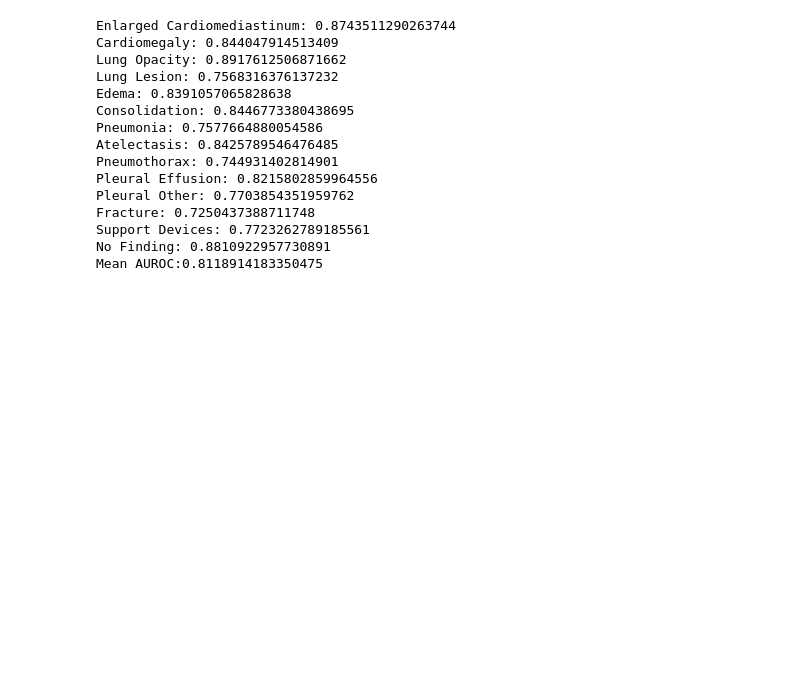
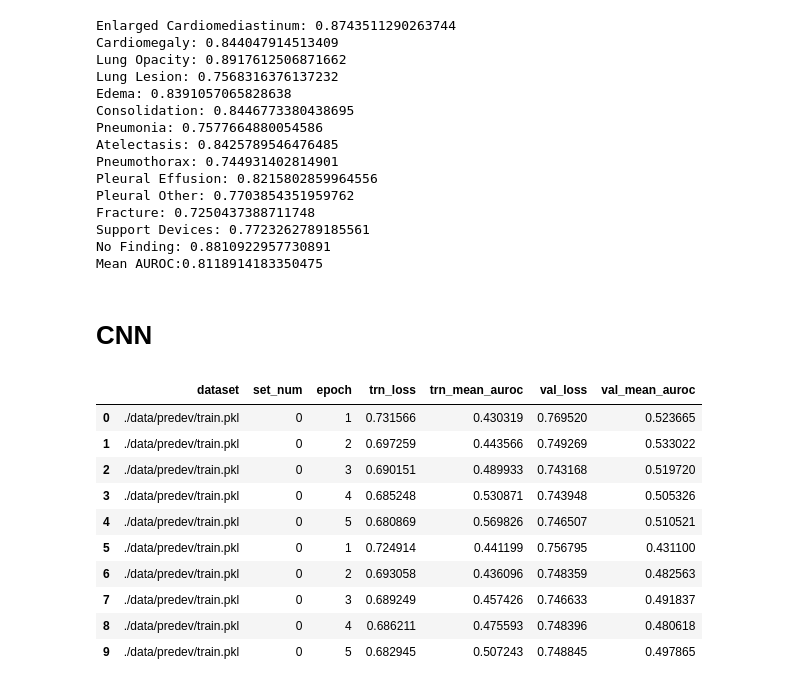
Before and after one commit to Achan40/multimodal-class-acv, a Jupyter notebook: metrics_and_performance.ipynb, the cells around one changed output. Saved outputs shown, nothing was run; the diff lists cells and outputs as text; code cells hidden in the pictures; blank space fills up the shorter version.

```diff
--- a/metrics_and_performance.ipynb
+++ b/metrics_and_performance.ipynb
@@ -199,3 +199,20 @@ Fracture: 0.7250437388711748
 Support Devices: 0.7723262789185561
 No Finding: 0.8810922957730891
 Mean AUROC:0.8118914183350475
+# %% [markdown]
+# CNN
+# %%
+df_cnn = pd.read_csv('checkpoints/metrics.csv')
+df_cnn
+# %% [output]
+|  | dataset | set_num | epoch | trn_loss | trn_mean_auroc | val_loss | val_mean_auroc |
+| 0 | ./data/predev/train.pkl | 0 | 1 | 0.731566 | 0.430319 | 0.769520 | 0.523665 |
+| 1 | ./data/predev/train.pkl | 0 | 2 | 0.697259 | 0.443566 | 0.749269 | 0.533022 |
+| 2 | ./data/predev/train.pkl | 0 | 3 | 0.690151 | 0.489933 | 0.743168 | 0.519720 |
+| 3 | ./data/predev/train.pkl | 0 | 4 | 0.685248 | 0.530871 | 0.743948 | 0.505326 |
+| 4 | ./data/predev/train.pkl | 0 | 5 | 0.680869 | 0.569826 | 0.746507 | 0.510521 |
+| 5 | ./data/predev/train.pkl | 0 | 1 | 0.724914 | 0.441199 | 0.756795 | 0.431100 |
+| 6 | ./data/predev/train.pkl | 0 | 2 | 0.693058 | 0.436096 | 0.748359 | 0.482563 |
+| 7 | ./data/predev/train.pkl | 0 | 3 | 0.689249 | 0.457426 | 0.746633 | 0.491837 |
+| 8 | ./data/predev/train.pkl | 0 | 4 | 0.686211 | 0.475593 | 0.748396 | 0.480618 |
+| 9 | ./data/predev/train.pkl | 0 | 5 | 0.682945 | 0.507243 | 0.748845 | 0.497865 |
```
Also changed, not shown: parts of 4 cells of this notebook, 4 other files.
